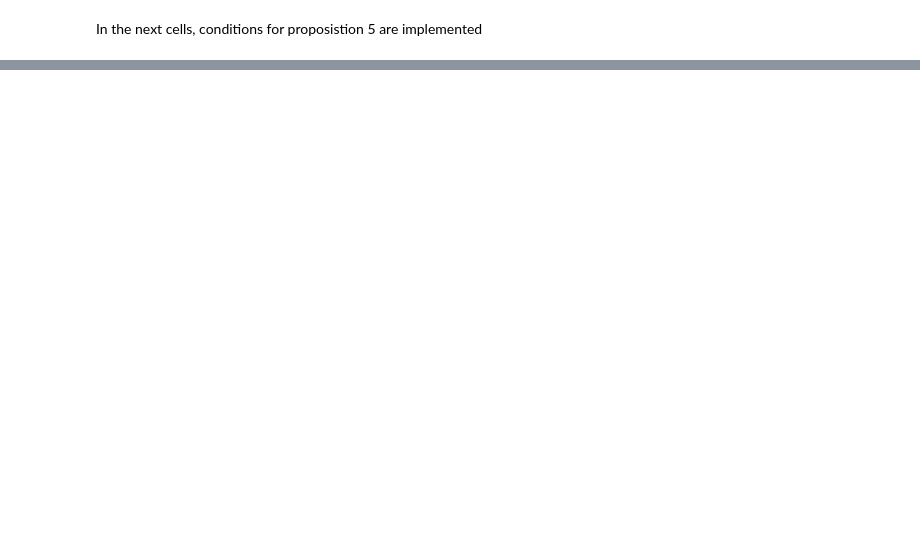
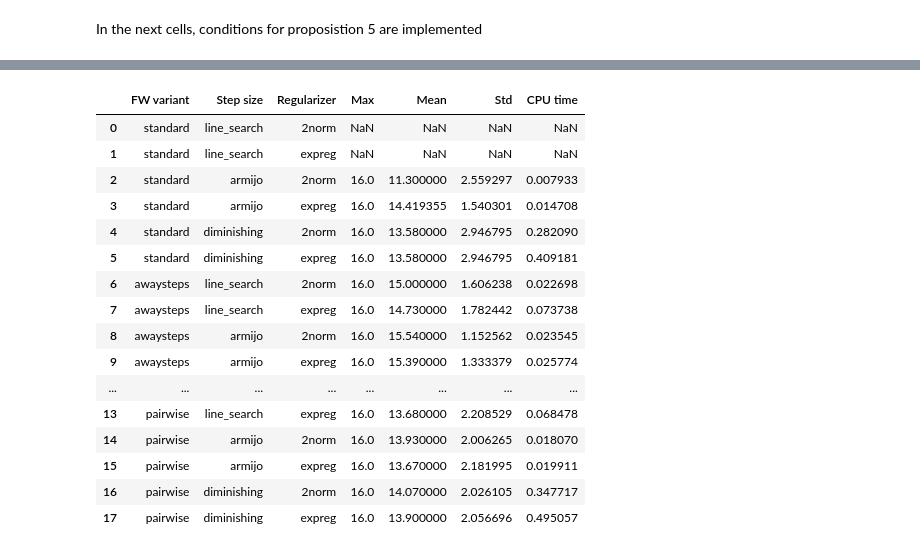
Before and after one commit to MatteoRanda/Optimization_Project, a Jupyter notebook: final_proj_v1.ipynb, the cells around one changed output, grey strips where cells are left out. Saved outputs shown, nothing was run; the diff lists cells and outputs as text; code cells hidden in the pictures; blank space fills up the shorter version.

```diff
--- a/final_proj_v1.ipynb
+++ b/final_proj_v1.ipynb
@@ -1072,0 +976,26 @@ summary_df
+# %%
+results_table = clique_comparison_table(
+    A=A,
+    n_trials=100,
+    weights_initialization='random'
+)
+
+results_table
+# %% [output]
+|  | FW variant | Step size | Regularizer | Max | Mean | Std | CPU time |
+| 0 | standard | line_search | 2norm | NaN | NaN | NaN | NaN |
+| 1 | standard | line_search | expreg | NaN | NaN | NaN | NaN |
+| 2 | standard | armijo | 2norm | 16.0 | 11.300000 | 2.559297 | 0.007933 |
+| 3 | standard | armijo | expreg | 16.0 | 14.419355 | 1.540301 | 0.014708 |
+| 4 | standard | diminishing | 2norm | 16.0 | 13.580000 | 2.946795 | 0.282090 |
+| 5 | standard | diminishing | expreg | 16.0 | 13.580000 | 2.946795 | 0.409181 |
+| 6 | awaysteps | line_search | 2norm | 16.0 | 15.000000 | 1.606238 | 0.022698 |
+| 7 | awaysteps | line_search | expreg | 16.0 | 14.730000 | 1.782442 | 0.073738 |
+| 8 | awaysteps | armijo | 2norm | 16.0 | 15.540000 | 1.152562 | 0.023545 |
+| 9 | awaysteps | armijo | expreg | 16.0 | 15.390000 | 1.333379 | 0.025774 |
+| ... | ... | ... | ... | ... | ... | ... | ... |
+| 13 | pairwise | line_search | expreg | 16.0 | 13.680000 | 2.208529 | 0.068478 |
+| 14 | pairwise | armijo | 2norm | 16.0 | 13.930000 | 2.006265 | 0.018070 |
+| 15 | pairwise | armijo | expreg | 16.0 | 13.670000 | 2.181995 | 0.019911 |
+| 16 | pairwise | diminishing | 2norm | 16.0 | 14.070000 | 2.026105 | 0.347717 |
+| 17 | pairwise | diminishing | expreg | 16.0 | 13.900000 | 2.056696 | 0.495057 |
```
Also changed, not shown: parts of 16 cells of this notebook, 1 other file.
